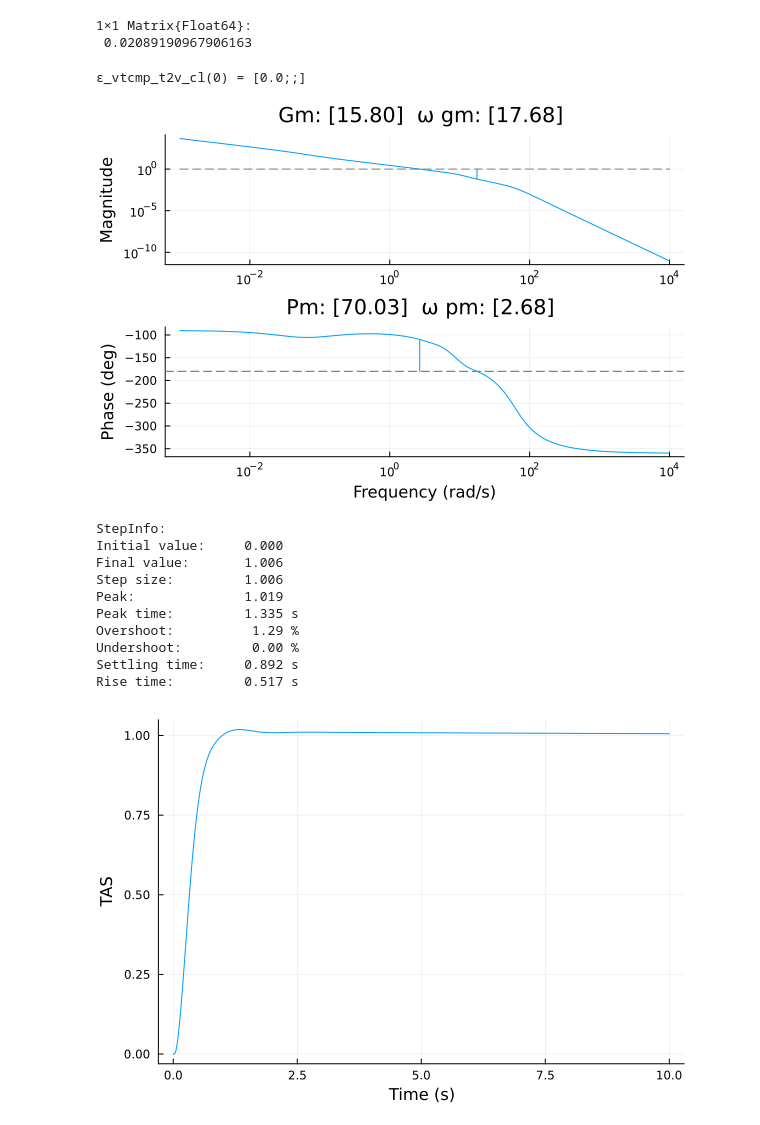
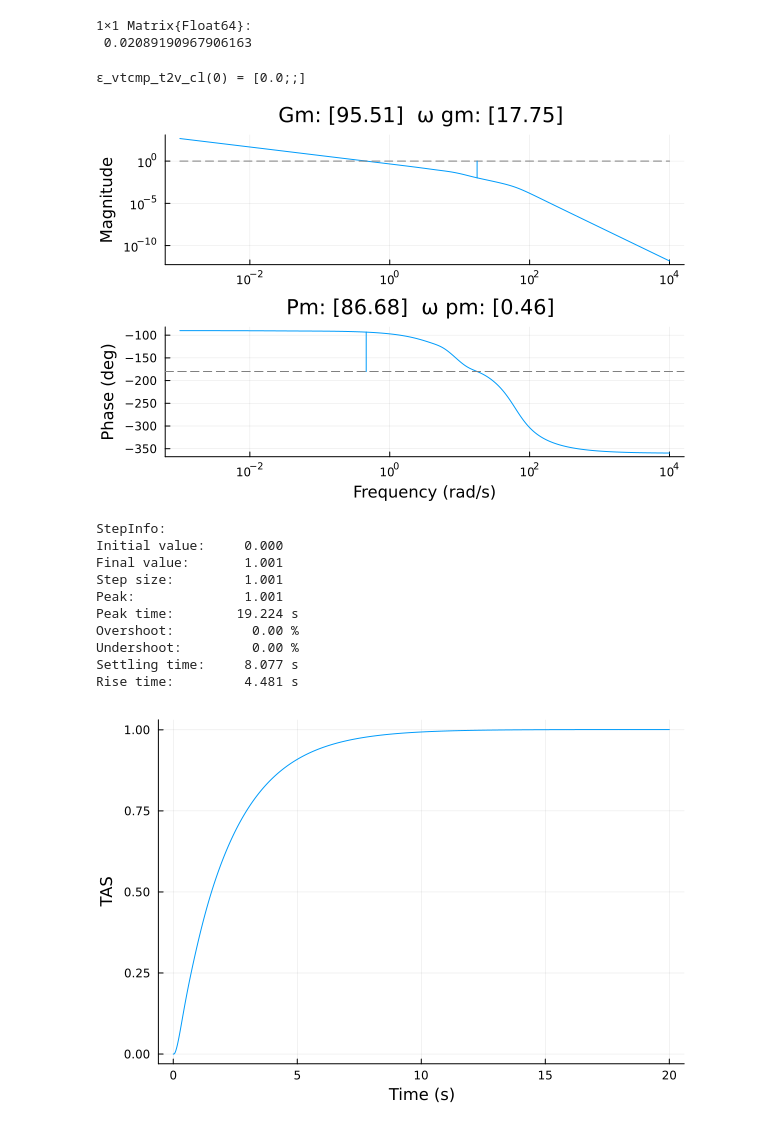
Before and after one commit to e271828e/Flight.jl, a Jupyter notebook: src/aircraft/c172/c172fbw/design/fbw_lon.ipynb, the cells around one changed output. Cells and saved outputs as stored; diff of their text form; code cells hidden in the pictures.

```diff
--- a/src/aircraft/c172/c172fbw/design/fbw_lon.ipynb
+++ b/src/aircraft/c172/c172fbw/design/fbw_lon.ipynb
@@ -368,10 +368,9 @@ poles(ε_t2v_cl) |> display
 1×1 Matrix{Float64}:
  0.02089190967906163
 # %%
-#we have almost zero steady-state error, so a smidge of integrating action will
-#be enough
-k_p_vt = 1.2
-k_i_vt = 0.1
+#we want a lazy response with a smidge of integrating action
+k_p_vt = 0.2
+k_i_vt = 0.01
 k_d_vt = 0.0
 τ_d_vt = 0.04
 
@@ -388,26 +387,26 @@ vtcmp_t2v = series(vtcmp, t2v)
 marginplot(vtcmp_t2v)
 # %% [output]
 ε_vtcmp_t2v_cl(0) = [0.0;;]
-[figure, old version]
+[figure, new version]
 # %%
 vtcmp_t2v_cl = feedback(vtcmp_t2v)
-vtcmp_t2v_cl_step = step(vtcmp_t2v_cl, 10)
+vtcmp_t2v_cl_step = step(vtcmp_t2v_cl, 20)
 
 # poles(minreal(θcmp_qdmd2θ_cl, 1e-3)) |> display
 stepinfo(vtcmp_t2v_cl_step) |> display
 vtcmp_t2v_cl_step |> plot
 # %% [output]
 StepInfo:
 Initial value:     0.000
-Final value:       1.006
-Step size:         1.006
-Peak:              1.019
-Peak time:         1.335 s
-Overshoot:          1.29 %
+Final value:       1.001
+Step size:         1.001
+Peak:              1.001
+Peak time:        19.224 s
+Overshoot:          0.00 %
 Undershoot:         0.00 %
-Settling time:     0.892 s
-Rise time:         0.517 s
+Settling time:     8.077 s
+Rise time:         4.481 s
-[figure, old version]
+[figure, new version]
 # %%
 TASsum = sumblock("TAS_err = TAS_dmd - TAS")
 vt_θ_MIMO = connect([TASsum, vtcmp, thr_θ_MIMO], [:TAS_err=>:TAS_err, :TAS=>:TAS, :throttle_cmd=>:throttle_cmd], w1 = [:TAS_dmd, :θ_dmd], z1 = y_lon_labels)
```
Also changed, not shown: parts of 1 cell of this notebook, 8 other files.
